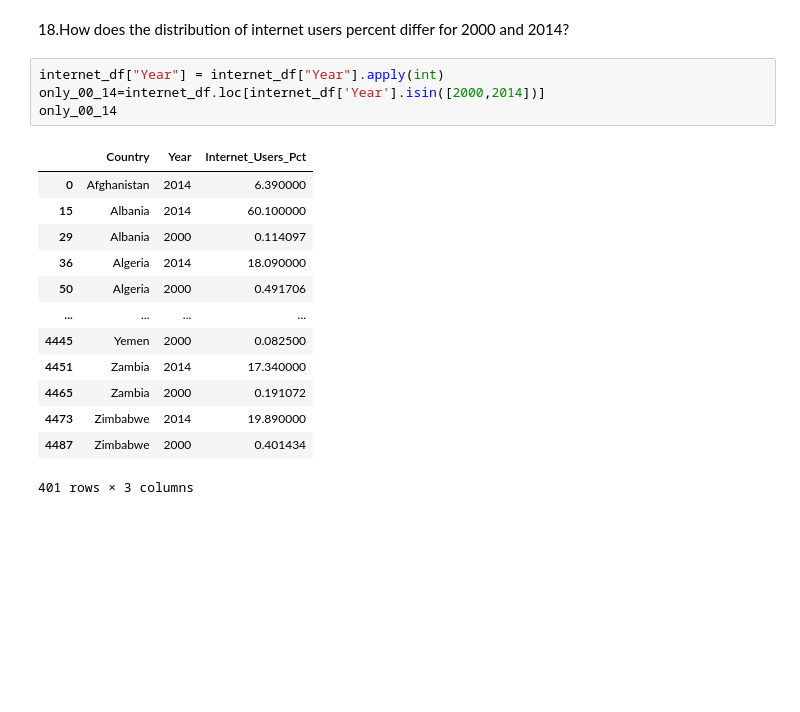
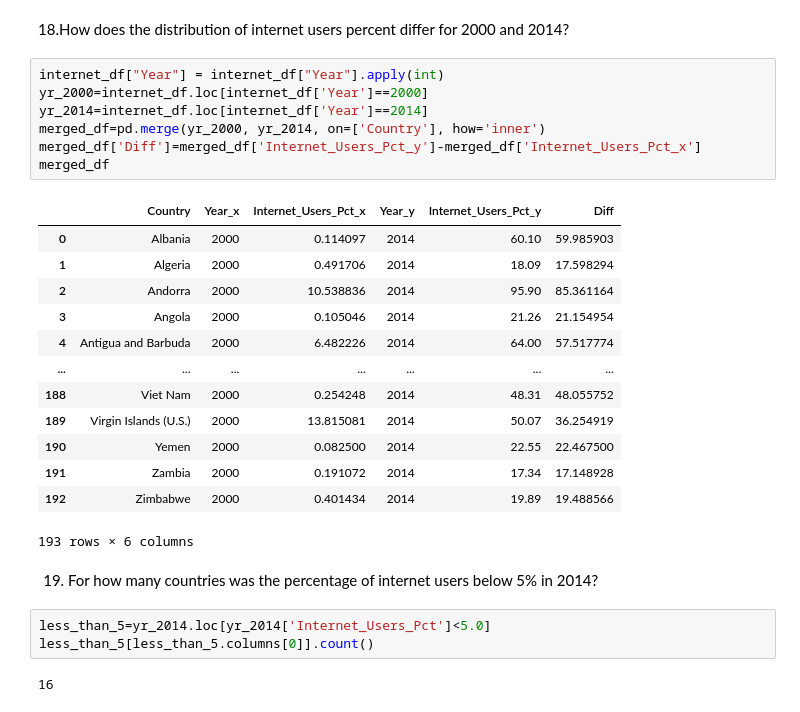
Before and after one commit to NSS-Data-Analytics-Cohort-10/gdp-and-internet-usage-mhm516, a Jupyter notebook: scripts/code_new.ipynb, the cells around one changed output. Drawn from its saved outputs; the diff is of its cells as text; blank space fills up the shorter version.

```diff
--- a/scripts/code_new.ipynb
+++ b/scripts/code_new.ipynb
@@ -229,19 +229,29 @@ Name: 2048, dtype: object
 18.How does the distribution of internet users percent differ for 2000 and 2014?
 # %%
 internet_df["Year"] = internet_df["Year"].apply(int)
-only_00_14=internet_df.loc[internet_df['Year'].isin([2000,2014])]
-only_00_14
+yr_2000=internet_df.loc[internet_df['Year']==2000]
+yr_2014=internet_df.loc[internet_df['Year']==2014]
+merged_df=pd.merge(yr_2000, yr_2014, on=['Country'], how='inner')
+merged_df['Diff']=merged_df['Internet_Users_Pct_y']-merged_df['Internet_Users_Pct_x']
+merged_df
 # %% [output]
-|  | Country | Year | Internet_Users_Pct |
-| 0 | Afghanistan | 2014 | 6.390000 |
-| 15 | Albania | 2014 | 60.100000 |
-| 29 | Albania | 2000 | 0.114097 |
-| 36 | Algeria | 2014 | 18.090000 |
-| 50 | Algeria | 2000 | 0.491706 |
-| ... | ... | ... | ... |
-| 4445 | Yemen | 2000 | 0.082500 |
-| 4451 | Zambia | 2014 | 17.340000 |
-| 4465 | Zambia | 2000 | 0.191072 |
-| 4473 | Zimbabwe | 2014 | 19.890000 |
-| 4487 | Zimbabwe | 2000 | 0.401434 |
+|  | Country | Year_x | Internet_Users_Pct_x | Year_y | Internet_Users_Pct_y | Diff |
+| 0 | Albania | 2000 | 0.114097 | 2014 | 60.10 | 59.985903 |
+| 1 | Algeria | 2000 | 0.491706 | 2014 | 18.09 | 17.598294 |
+| 2 | Andorra | 2000 | 10.538836 | 2014 | 95.90 | 85.361164 |
+| 3 | Angola | 2000 | 0.105046 | 2014 | 21.26 | 21.154954 |
+| 4 | Antigua and Barbuda | 2000 | 6.482226 | 2014 | 64.00 | 57.517774 |
+| ... | ... | ... | ... | ... | ... | ... |
+| 188 | Viet Nam | 2000 | 0.254248 | 2014 | 48.31 | 48.055752 |
+| 189 | Virgin Islands (U.S.) | 2000 | 13.815081 | 2014 | 50.07 | 36.254919 |
+| 190 | Yemen | 2000 | 0.082500 | 2014 | 22.55 | 22.467500 |
+| 191 | Zambia | 2000 | 0.191072 | 2014 | 17.34 | 17.148928 |
+| 192 | Zimbabwe | 2000 | 0.401434 | 2014 | 19.89 | 19.488566 |
-401 rows × 3 columns
+193 rows × 6 columns
+# %% [markdown]
+19. For how many countries was the percentage of internet users below 5% in 2014?
+# %%
+less_than_5=yr_2014.loc[yr_2014['Internet_Users_Pct']<5.0]
+less_than_5[less_than_5.columns[0]].count()
+# %% [output]
+16
```
Also changed, not shown: parts of 8 cells of this notebook.
